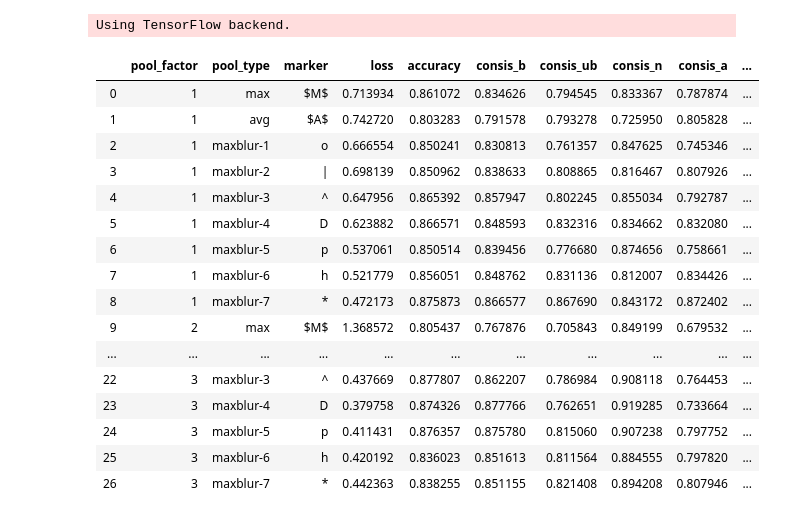
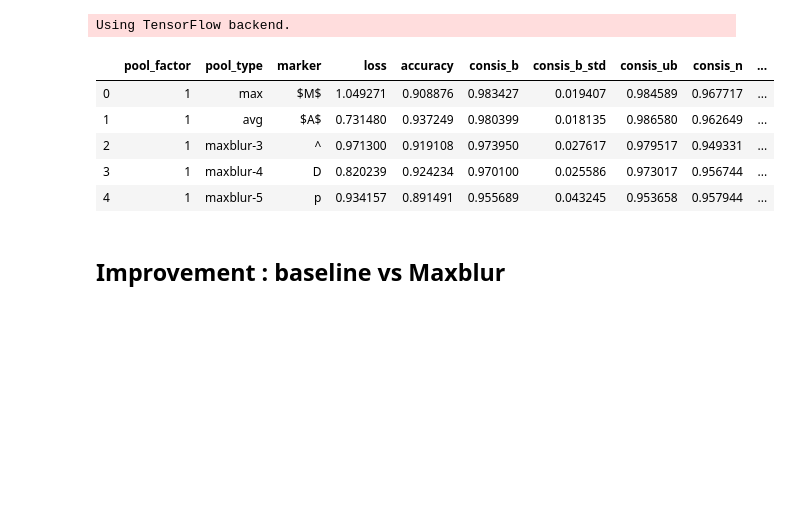
Before and after one commit to huxianyin/hu_ShiftInvarianceValidation_Biosignals2020, a Jupyter notebook: AF Detection/Analyze Result from final csv.ipynb, the cells around one changed output. Drawn from its saved outputs; the diff is of its cells as text; code cells hidden in the pictures; blank space fills up the shorter version.

```diff
--- a/AF Detection/Analyze Result from final csv.ipynb
+++ b/AF Detection/Analyze Result from final csv.ipynb
@@ -23,22 +23,11 @@ result_df = result_df.drop('Unnamed: 0',axis=1)
 result_df_crossed = pd.read_csv("final_result_crossed.csv")
 result_df_crossed = result_df_crossed.drop('Unnamed: 0',axis=1)
 # %%
-result_df_crossed
+result_df_crossed.head()
 # %% [output]
-|  | pool_factor | pool_type | marker | loss | accuracy | consis_b | consis_ub | consis_n | consis_a | ... |
-| 0 | 1 | max | $M$ | 0.713934 | 0.861072 | 0.834626 | 0.794545 | 0.833367 | 0.787874 | ... |
-| 1 | 1 | avg | $A$ | 0.742720 | 0.803283 | 0.791578 | 0.793278 | 0.725950 | 0.805828 | ... |
-| 2 | 1 | maxblur-1 | o | 0.666554 | 0.850241 | 0.830813 | 0.761357 | 0.847625 | 0.745346 | ... |
-| 3 | 1 | maxblur-2 | | | 0.698139 | 0.850962 | 0.838633 | 0.808865 | 0.816467 | 0.807926 | ... |
-| 4 | 1 | maxblur-3 | ^ | 0.647956 | 0.865392 | 0.857947 | 0.802245 | 0.855034 | 0.792787 | ... |
-| 5 | 1 | maxblur-4 | D | 0.623882 | 0.866571 | 0.848593 | 0.832316 | 0.834662 | 0.832080 | ... |
-| 6 | 1 | maxblur-5 | p | 0.537061 | 0.850514 | 0.839456 | 0.776680 | 0.874656 | 0.758661 | ... |
-| 7 | 1 | maxblur-6 | h | 0.521779 | 0.856051 | 0.848762 | 0.831136 | 0.812007 | 0.834426 | ... |
-| 8 | 1 | maxblur-7 | * | 0.472173 | 0.875873 | 0.866577 | 0.867690 | 0.843172 | 0.872402 | ... |
-| 9 | 2 | max | $M$ | 1.368572 | 0.805437 | 0.767876 | 0.705843 | 0.849199 | 0.679532 | ... |
-| ... | ... | ... | ... | ... | ... | ... | ... | ... | ... | ... |
-| 22 | 3 | maxblur-3 | ^ | 0.437669 | 0.877807 | 0.862207 | 0.786984 | 0.908118 | 0.764453 | ... |
-| 23 | 3 | maxblur-4 | D | 0.379758 | 0.874326 | 0.877766 | 0.762651 | 0.919285 | 0.733664 | ... |
-| 24 | 3 | maxblur-5 | p | 0.411431 | 0.876357 | 0.875780 | 0.815060 | 0.907238 | 0.797752 | ... |
-| 25 | 3 | maxblur-6 | h | 0.420192 | 0.836023 | 0.851613 | 0.811564 | 0.884555 | 0.797820 | ... |
-| 26 | 3 | maxblur-7 | * | 0.442363 | 0.838255 | 0.851155 | 0.821408 | 0.894208 | 0.807946 | ... |
+|  | pool_factor | pool_type | marker | loss | accuracy | consis_b | consis_b_std | consis_ub | consis_n | ... |
+| 0 | 1 | max | $M$ | 1.049271 | 0.908876 | 0.983427 | 0.019407 | 0.984589 | 0.967717 | ... |
+| 1 | 1 | avg | $A$ | 0.731480 | 0.937249 | 0.980399 | 0.018135 | 0.986580 | 0.962649 | ... |
+| 2 | 1 | maxblur-3 | ^ | 0.971300 | 0.919108 | 0.973950 | 0.027617 | 0.979517 | 0.949331 | ... |
+| 3 | 1 | maxblur-4 | D | 0.820239 | 0.924234 | 0.970100 | 0.025586 | 0.973017 | 0.956744 | ... |
+| 4 | 1 | maxblur-5 | p | 0.934157 | 0.891491 | 0.955689 | 0.043245 | 0.953658 | 0.957944 | ... |
@@ -45,3 +42,5 @@ result_df_crossed
+# %% [markdown]
+## Improvement :  baseline vs Maxblur
 # %%
 def plot_improvement(df,method="maxblur-7",baseline="max",x="accuracy",y="consis_b"):
     plt.figure(figsize=(9,7))
```
Also changed, not shown: parts of 4 cells of this notebook, 34 other files.
